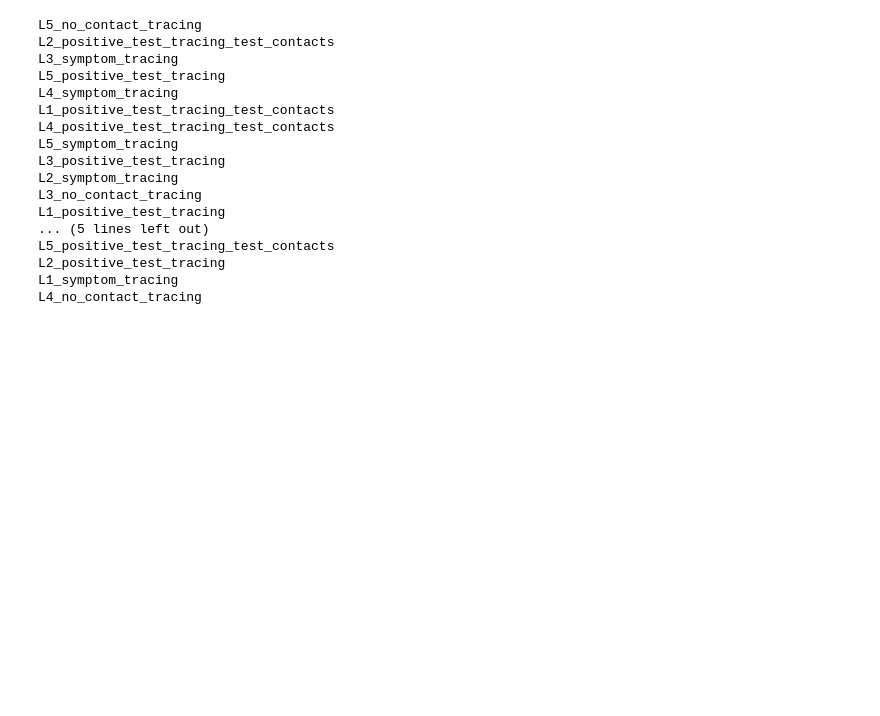
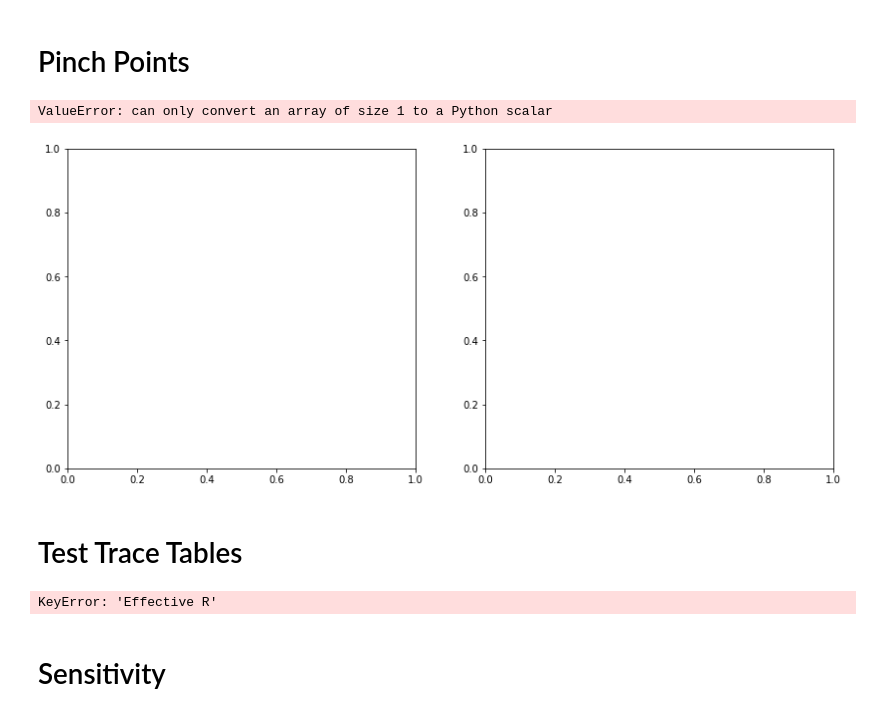
Before and after one commit to rs-delve/tti-explorer, a Jupyter notebook: plots-bryn.ipynb, the cells around one changed output. Cells and saved outputs as stored; diff of their text form; code cells hidden in the pictures; blank space fills up the shorter version.

Commit message:
adding plotting notebook"

```diff
--- a/plots-bryn.ipynb
+++ b/plots-bryn.ipynb
@@ -35,17 +35,19 @@ def resgen(data_dir):
             target = cfg[sensitivity.TARGET_KEY]
             results = pd.read_csv(os.path.join(folder, run_fname(cfg_file)), index_col=0)
             yield lockdown, target, cfg[sensitivity.CONFIG_KEY], results
+# %%
+import utils
+keys_to_plot = [RETURN_KEYS.reduced_r, RETURN_KEYS.tests]
+rc_dct = {
+    'figure.figsize': (14, 6),
+    'figure.max_open_warning': 1000,
+}
+chart_folder = os.path.join(os.environ['REPOS'], 'tti-explorer', 'charts')
+input_folder = os.path.join(os.environ['DATA'], "tti-explorer", "new_results")
+# %% [markdown]
+# Pinch Points
 # %%
-import utils
-
-keys_to_plot = [RETURN_KEYS.reduced_r, RETURN_KEYS.tests]
-rc_dct = {
-    'figure.figsize': (14, 6),
-    'figure.max_open_warning': 1000,
-}
-chart_folder = os.path.join(os.environ['REPOS'], 'tti-explorer', 'charts')
-
-pinch_points_dir = os.path.join(os.environ['DATA'], "tti-explorer", "pinch-points")
+pinch_points_dir = os.path.join(input_folder, "pinch-points")
 pinch_points_results = defaultdict(lambda: defaultdict(lambda: defaultdict(list)))
 for lockdown, target, cfg, results in resgen(pinch_points_dir):
     if target in ['testing_delay', 'manual_trace_delay']:
@@ -53,6 +55,17 @@ for lockdown, target, cfg, results in resgen(pinch_points_dir):
     if int(lockdown[1]) > 0:
         level, measures = lockdown.split('_', maxsplit=1)
         pinch_points_results[level][target][measures].append((cfg[target], results))
+# %%
+with plt.rc_context(rc_dct):
+    for level, results in pinch_points_results.items():
+        deck = utils.PdfDeck()
+        plot_lockdown(results, deck, keys_to_plot)
+        deck.make(os.path.join(chart_folder, f"{level}_pinch_points.pdf"))
+# %% [output]
+ValueError: can only convert an array of size 1 to a Python scalar
+[figure, added]
+# %% [markdown]
+# Test Trace Tables
 # %%
 tt_dir = os.path.join(os.environ['DATA'], "tti-explorer", "pinch-points-test-trace-delay")
 test_trace_results = defaultdict(lambda: defaultdict(list))
@@ -69,7 +82,7 @@ table_deck = utils.LatexTableDeck()
 for k in sorted(test_trace_results.keys()):
     table_deck.add_section(f"Lockdown Level {k}")
     for policy, entry in test_trace_results[k].items():
-        df = make_table(entry)
+        df = make_table(entry, key=keys_to_plot[0])
         df.index =  range(1, 4)
         df.columns = range(1, 4)
         df.index.name = t1
@@ -80,3 +93,5 @@ for k in sorted(test_trace_results.keys()):
         )
     table_deck.clearpage()
 table_deck.make("test-trace-tables.tex")
+# %% [output]
+KeyError: 'Effective R'
@@ -90,22 +98,13 @@ with plt.rc_context(rc_dct):
+# %% [markdown]
+# Sensitivity
 # %%
+case_sensitivity_results = defaultdict(dict)
 case_sensitivity_dir = os.path.join(os.environ['DATA'], 'tti-explorer', 'case-sensitivity')
 for lockdown, target, cfg, results in resgen(case_sensitivity_dir):
-    print(lockdown, target)
+    if lockdown == "L0":
+        continue
+    level, measures = lockdown.split("_", maxsplit=1)
+    case_sensitivity_results[level][measures] = pd.read_csv(
+        os.path.join(case_sensitivity_dir, lockdown, "run_0.csv"),
+        index_col=0
+    )
-# %% [output]
-L5_no_contact_tracing
-L2_positive_test_tracing_test_contacts
-L3_symptom_tracing
-L5_positive_test_tracing
-L4_symptom_tracing
-L1_positive_test_tracing_test_contacts
-L4_positive_test_tracing_test_contacts
-L5_symptom_tracing
-L3_positive_test_tracing
-L2_symptom_tracing
-L3_no_contact_tracing
-L1_positive_test_tracing
-... (5 lines left out)
-L5_positive_test_tracing_test_contacts
-L2_positive_test_tracing
-L1_symptom_tracing
-L4_no_contact_tracing
```
Also changed, not shown: parts of 6 cells of this notebook.
